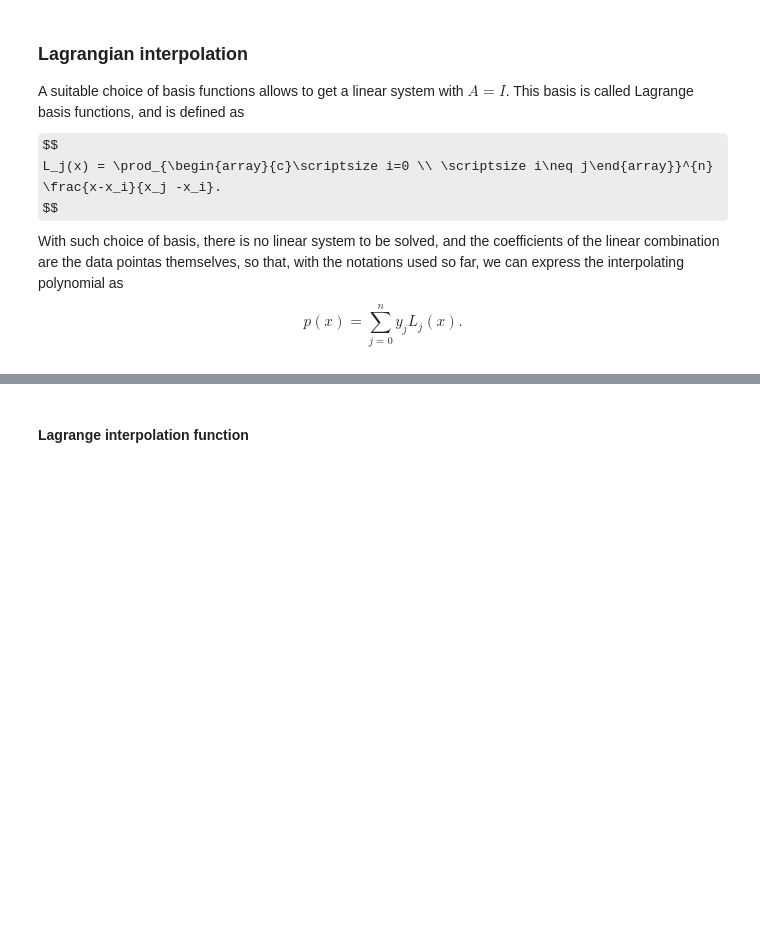
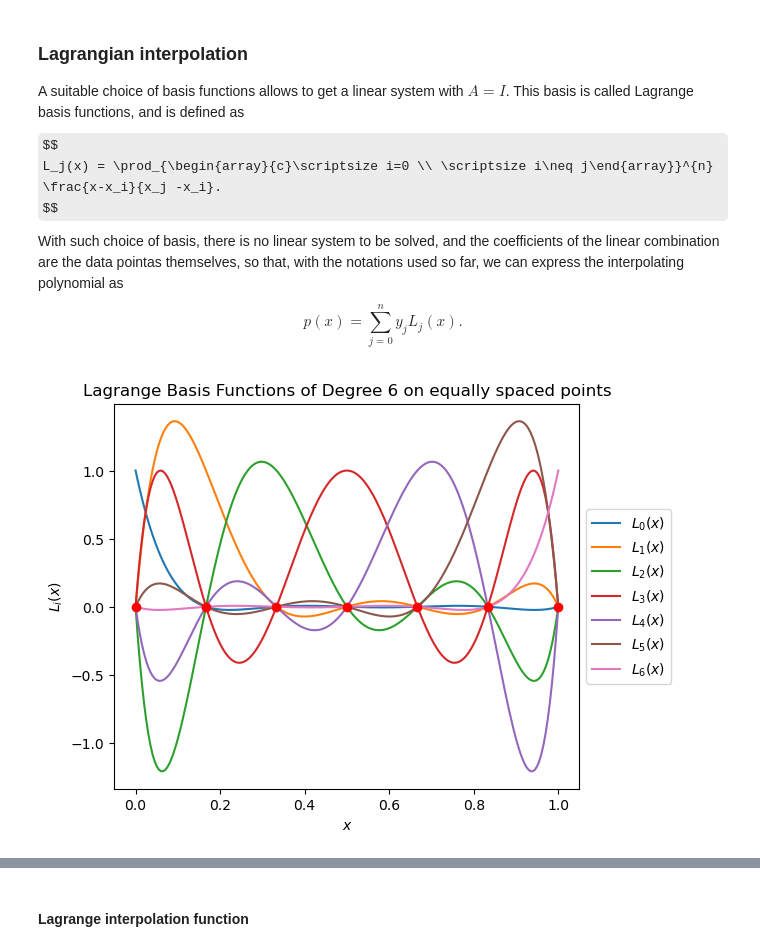
Before and after one commit to arielsboiardi/numerical_analysis_2024-2025, a Jupyter notebook: material/20241119-AB-Es_Interpolation.ipynb, the cells around one changed output, grey strips where cells are left out. Cells and saved outputs as stored; diff of their text form; code cells hidden in the pictures; some formulas as TeX source; blank space fills up the shorter version.

```diff
--- a/material/20241119-AB-Es_Interpolation.ipynb
+++ b/material/20241119-AB-Es_Interpolation.ipynb
@@ -287,23 +338,31 @@ def lagrange_basis(X, j, x):
 	"""
 	Compute the j-th Lagrange basis polynomial at x.
 	"""
+	n = len(X) - 1
+	L = np.ones_like(x)
+	for i in range(n+1):
+		if i!=j:
+			L *= (x-X[i])/(X[j]-X[i])
+	return L
 # %%
 deg = 6
 X = np.linspace(0, 1, deg + 1)
-x = np.linspace(X[0]-0*(X[-1]-X[0]), X[-1]+0*(X[-1]-X[0]), 200)
+x = np.linspace(X[0], X[-1], 200)
 
 fig, ax = plt.subplots(figsize=(6, 5))
 
 for i in range(deg+1):
 	ax.plot(x, lagrange_basis(X, i, x), label=f'$L_{i}(x)$')
 
 ax.plot(X, 0*X, 'ro')
 
 ax.legend(loc='center left', bbox_to_anchor=(1, 0.5))
 ax.set_title(f'Lagrange Basis Functions of Degree {deg} on equally spaced points')
 ax.set_xlabel('$x$')
 ax.set_ylabel('$L_i(x)$')
 plt.show()
+# %% [output]
+[figure, added]
 # %%
 fig, axs =plt.subplots(1,deg + 1, figsize=(3*(deg + 1),3))
 
```
Also changed, not shown: parts of 33 cells of this notebook.
